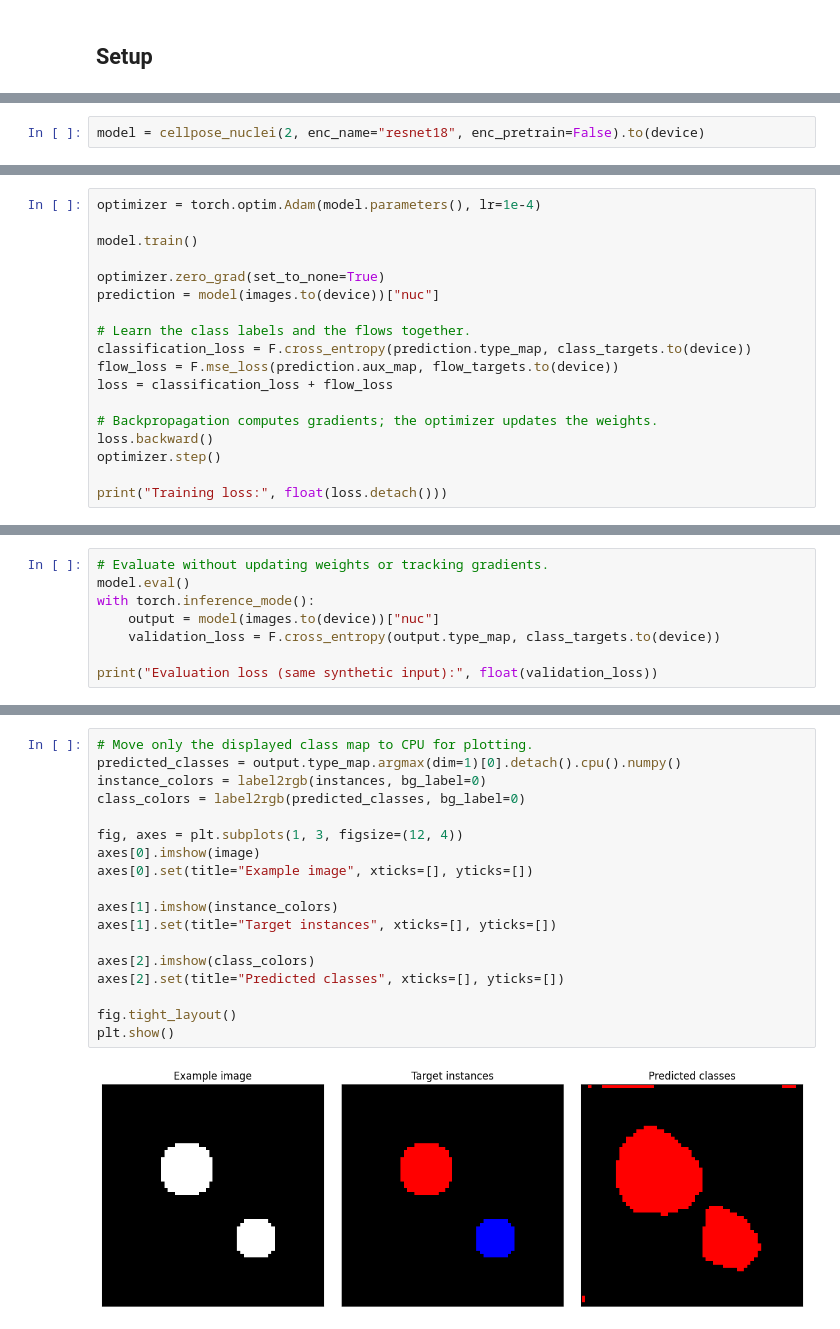
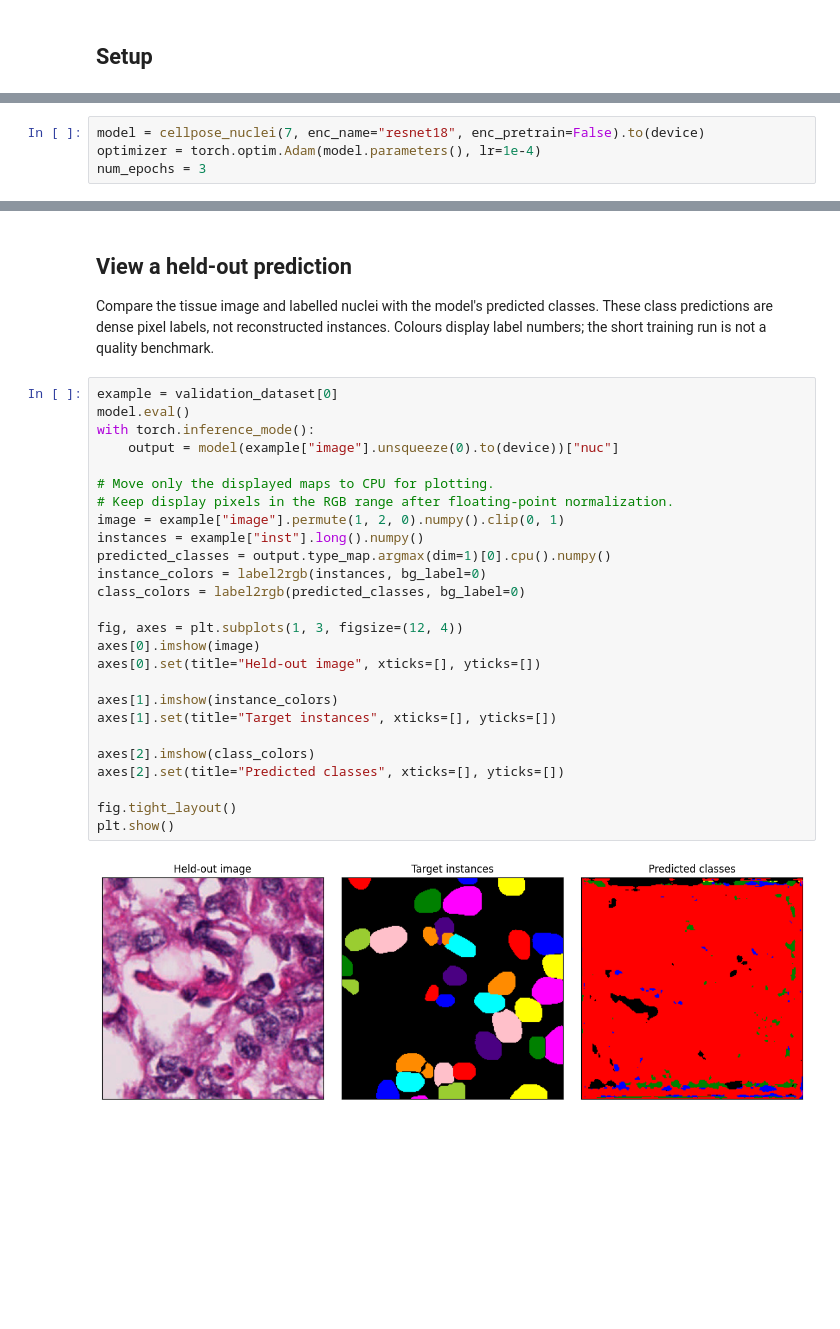
Before and after one commit to okunator/cellseg_models.pytorch, a Jupyter notebook: docs/tutorials/training.ipynb, the cells around one changed output, grey strips where cells are left out. Cells and saved outputs as stored; diff of their text form; blank space fills up the shorter version.

```diff
--- a/docs/tutorials/training.ipynb
+++ b/docs/tutorials/training.ipynb
@@ -65,2 +116,4 @@ flow_targets = torch.from_numpy(flow_array).unsqueeze(0).repeat(2, 1, 1, 1)
 # %%
-model = cellpose_nuclei(2, enc_name="resnet18", enc_pretrain=False).to(device)
+model = cellpose_nuclei(7, enc_name="resnet18", enc_pretrain=False).to(device)
+optimizer = torch.optim.Adam(model.parameters(), lr=1e-4)
+num_epochs = 3
@@ -73,18 +119,0 @@ this one-step example as a scientifically calibrated recipe.
-# %%
-optimizer = torch.optim.Adam(model.parameters(), lr=1e-4)
-
-model.train()
-
-optimizer.zero_grad(set_to_none=True)
-prediction = model(images.to(device))["nuc"]
-
-# Learn the class labels and the flows together.
-classification_loss = F.cross_entropy(prediction.type_map, class_targets.to(device))
-flow_loss = F.mse_loss(prediction.aux_map, flow_targets.to(device))
-loss = classification_loss + flow_loss
-
-# Backpropagation computes gradients; the optimizer updates the weights.
-loss.backward()
-optimizer.step()
-
-print("Training loss:", float(loss.detach()))
@@ -93,8 +119,0 @@ Training loss: 3.404592990875244
-# %%
-# Evaluate without updating weights or tracking gradients.
-model.eval()
-with torch.inference_mode():
-    output = model(images.to(device))["nuc"]
-    validation_loss = F.cross_entropy(output.type_map, class_targets.to(device))
-
-print("Evaluation loss (same synthetic input):", float(validation_loss))
@@ -114,20 +172,34 @@ run; it is not evidence of segmentation quality.
+# %% [markdown]
+## View a held-out prediction
+
+Compare the tissue image and labelled nuclei with the model's predicted classes.
+These class predictions are dense pixel labels, not reconstructed instances.
+Colours display label numbers; the short training run is not a quality benchmark.
 # %%
-# Move only the displayed class map to CPU for plotting.
-predicted_classes = output.type_map.argmax(dim=1)[0].detach().cpu().numpy()
+example = validation_dataset[0]
+model.eval()
+with torch.inference_mode():
+    output = model(example["image"].unsqueeze(0).to(device))["nuc"]
+
+# Move only the displayed maps to CPU for plotting.
+# Keep display pixels in the RGB range after floating-point normalization.
+image = example["image"].permute(1, 2, 0).numpy().clip(0, 1)
+instances = example["inst"].long().numpy()
+predicted_classes = output.type_map.argmax(dim=1)[0].cpu().numpy()
 instance_colors = label2rgb(instances, bg_label=0)
 class_colors = label2rgb(predicted_classes, bg_label=0)
 
 fig, axes = plt.subplots(1, 3, figsize=(12, 4))
 axes[0].imshow(image)
-axes[0].set(title="Example image", xticks=[], yticks=[])
+axes[0].set(title="Held-out image", xticks=[], yticks=[])
 
 axes[1].imshow(instance_colors)
 axes[1].set(title="Target instances", xticks=[], yticks=[])
 
 axes[2].imshow(class_colors)
 axes[2].set(title="Predicted classes", xticks=[], yticks=[])
 
 fig.tight_layout()
 plt.show()
 # %% [output]
-[figure, old version]
+[figure, new version]
```
Also changed, not shown: parts of 18 cells of this notebook, 11 other files.
